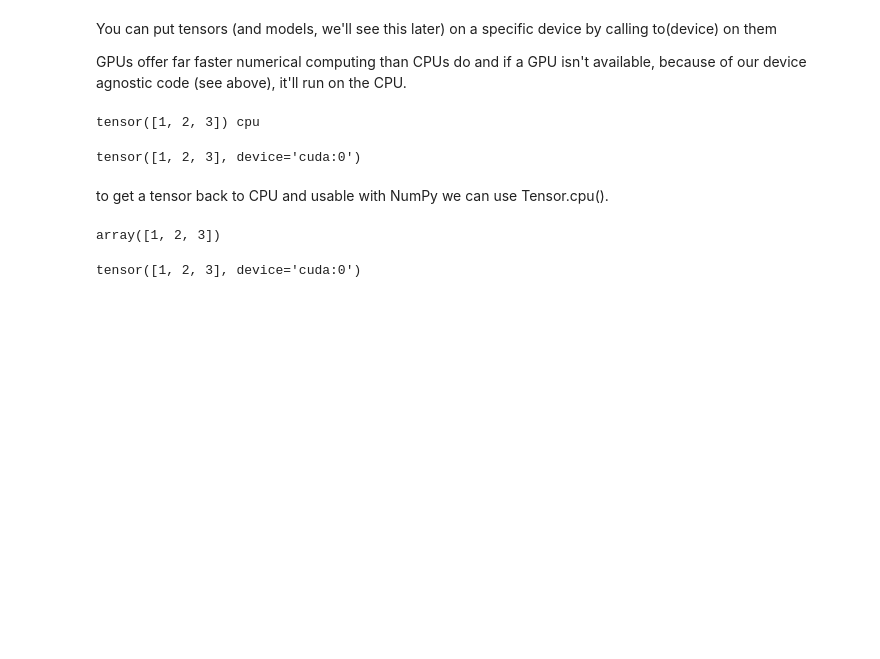
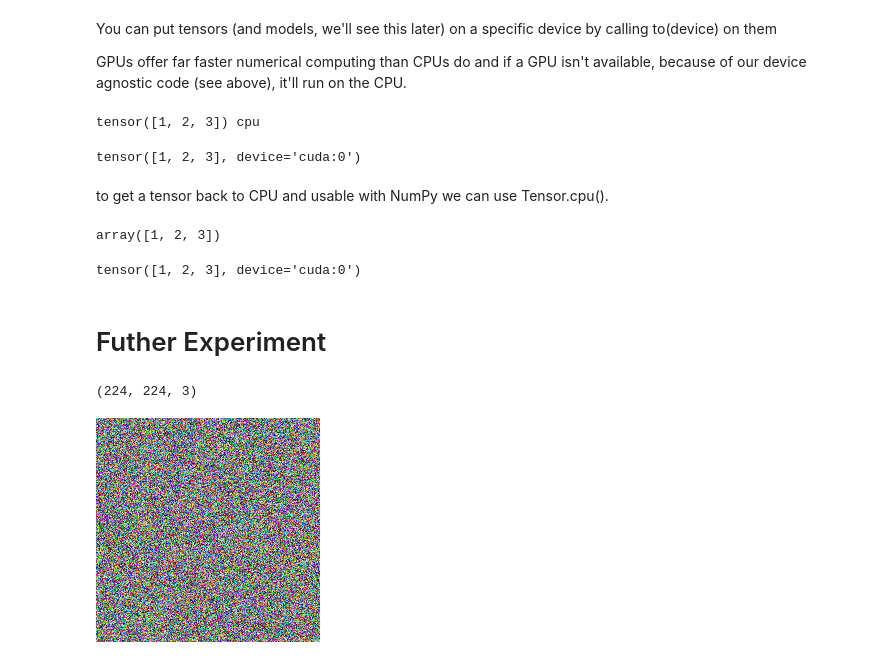
Before and after one commit to zintomvn/Research-Training, a Jupyter notebook: Pytorch/Labs/00_pytorch_fundamentals.ipynb, the cells around one changed output. Saved outputs shown, nothing was run; the diff lists cells and outputs as text; code cells hidden in the pictures; blank space fills up the shorter version.

```diff
--- a/Pytorch/Labs/00_pytorch_fundamentals.ipynb
+++ b/Pytorch/Labs/00_pytorch_fundamentals.ipynb
@@ -1121,3 +1121,5 @@ array([1, 2, 3])
 tensor_on_gpu
 # %% [output]
 tensor([1, 2, 3], device='cuda:0')
+# %% [markdown]
+# Futher Experiment
@@ -1123,0 +1129,10 @@ tensor([1, 2, 3], device='cuda:0')
+# %%
+vector = np.random.rand(224, 224, 3) * 256
+vector.shape
+# %% [output]
+(224, 224, 3)
+# %%
+img = vector
+Image.fromarray(img.astype(np.uint8))
+# %% [output]
+[figure, added]
```
Also changed, not shown: parts of 2 cells of this notebook, 3 other files.
